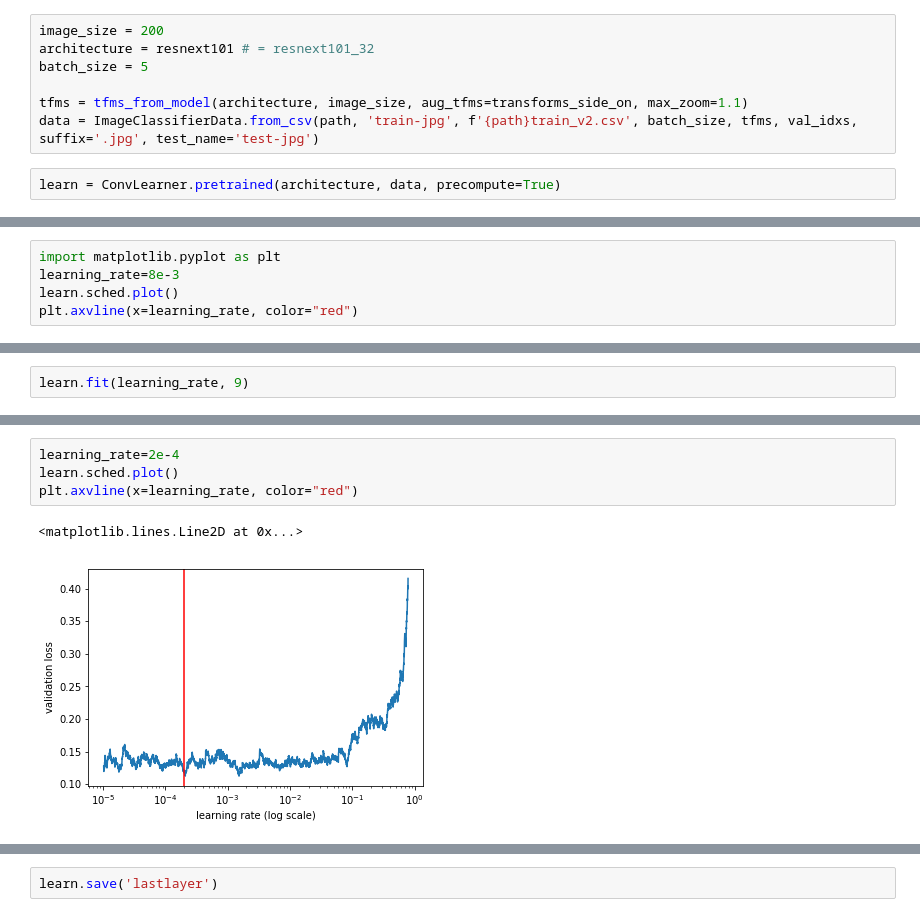
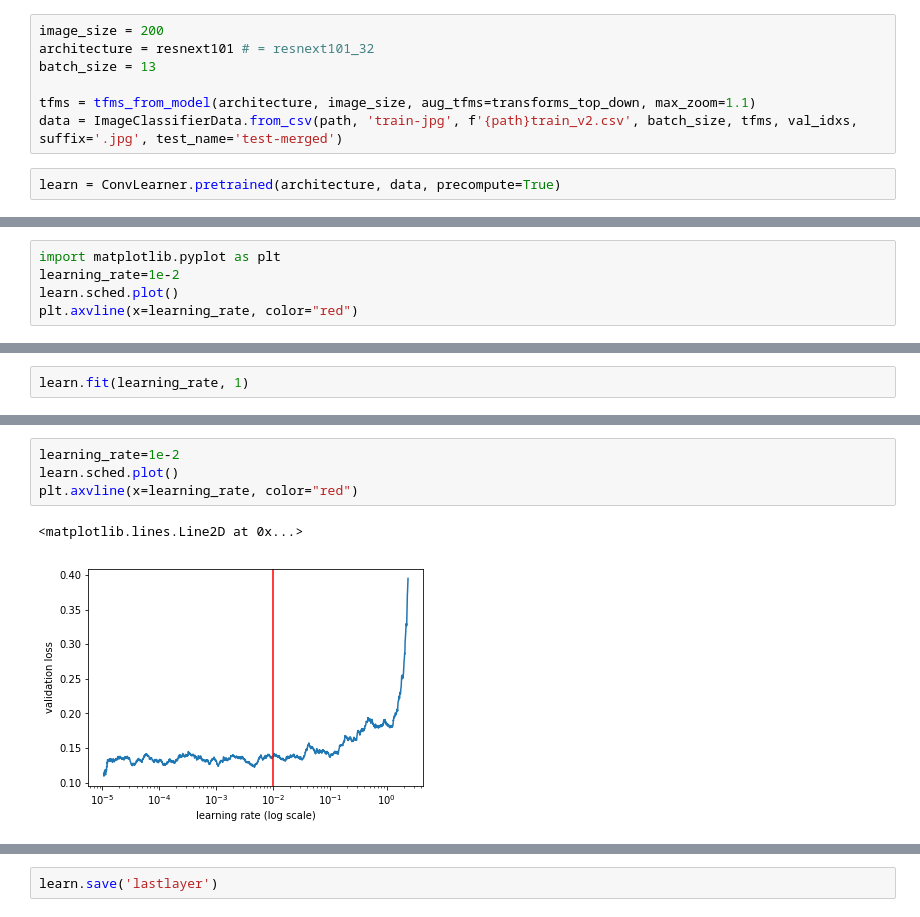
Before and after one commit to donare/Planet-Competition-Exercise, a Jupyter notebook: notebooks/Implementation.ipynb, the cells around one changed output, grey strips where cells are left out. Saved outputs shown, nothing was run; the diff lists cells and outputs as text.

```diff
--- a/notebooks/Implementation.ipynb
+++ b/notebooks/Implementation.ipynb
@@ -83,10 +85,10 @@ len(val_idxs)/len(train.index)
 # %%
 image_size = 200
 architecture = resnext101 # = resnext101_32
-batch_size = 5
+batch_size = 13
 
-tfms = tfms_from_model(architecture, image_size, aug_tfms=transforms_side_on, max_zoom=1.1)
-data = ImageClassifierData.from_csv(path, 'train-jpg', f'{path}train_v2.csv', batch_size, tfms, val_idxs, suffix='.jpg', test_name='test-jpg')
+tfms = tfms_from_model(architecture, image_size, aug_tfms=transforms_top_down, max_zoom=1.1)
+data = ImageClassifierData.from_csv(path, 'train-jpg', f'{path}train_v2.csv', batch_size, tfms, val_idxs, suffix='.jpg', test_name='test-merged')
 # %%
 learn = ConvLearner.pretrained(architecture, data, precompute=True)
 # %%
@@ -95,7 +97,7 @@ learn.lr_find()
 [interactive output not drawn]
 # %%
 import matplotlib.pyplot as plt
-learning_rate=8e-3
+learning_rate=1e-2
 learn.sched.plot()
 plt.axvline(x=learning_rate, color="red")
 # %% [output]
@@ -104,5 +106,5 @@ plt.axvline(x=learning_rate, color="red")
 # %%
-learn.fit(learning_rate, 9)
+learn.fit(learning_rate, 1)
 # %% [output]
 [interactive output not drawn]
 epoch      trn_loss   val_loss   <lambda>
@@ -124,8 +119,8 @@ learn.lr_find()
 # %%
-learning_rate=2e-4
+learning_rate=1e-2
 learn.sched.plot()
 plt.axvline(x=learning_rate, color="red")
 # %% [output]
 <matplotlib.lines.Line2D at 0x...>
-[figure, old version]
+[figure, new version]
 # %%
```
Also changed, not shown: parts of 75 cells of this notebook.
